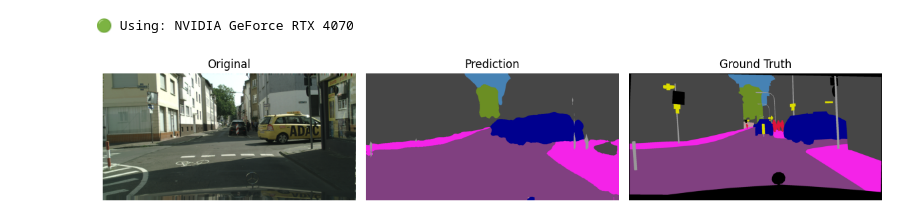
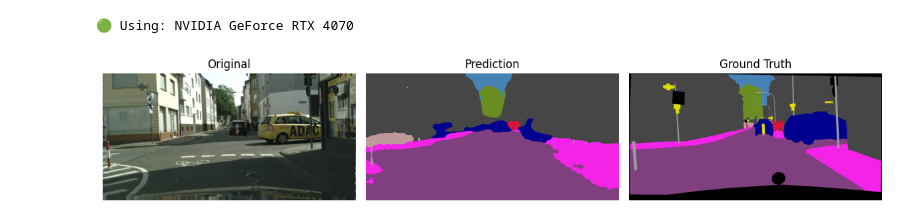
Before and after one commit to LucaColamarino/Proj11CV, a Jupyter notebook: real.ipynb, the cells around one changed output. Drawn from its saved outputs; the diff is of its cells as text; code cells hidden in the pictures.

Commit message:
some more epochs on real

```diff
--- a/real.ipynb
+++ b/real.ipynb
@@ -21,10 +21,10 @@ device = torch.device('cuda' if torch.cuda.is_available() else 'cpu')
 torch.backends.cudnn.benchmark = True
 print(f"\U0001F7E2 Using GPU: {torch.cuda.get_device_name(0)}") if torch.cuda.is_available() else print("\U0001F7E1 Using CPU")
 
-batch_size = 7
+batch_size = 8
 num_classes = 19
-epochs = 28
-resize = (512, 1024)
+epochs = 10
+resize = (256, 512)
 checkpoint_path = 'deeplabv3_cityscapes_best.pth'
 last_checkpoint_path = 'deeplabv3_cityscapes_last.pth'
 best_val_loss = float('inf')
@@ -94,6 +94,11 @@ def compute_iou(preds, labels, num_classes, ignore_index=255):
     return iou
 
 # 🏁 Training loop
+# ✅ Nuove variabili per best model ed early stopping
+best_miou = 0.0
+patience = 5
+epochs_no_improve = 0
+
 for epoch in range(start_epoch, start_epoch + epochs):
     model.train()
     running_loss = 0
@@ -147,31 +152,36 @@ for epoch in range(start_epoch, start_epoch + epochs):
     print(f"📉 Avg Val Loss = {avg_val_loss:.4f}")
     print(f"📊 mIoU = {miou_score:.4f}")
 
-    # 💾 Salva il best model
-    if avg_val_loss < best_val_loss:
-        best_val_loss = avg_val_loss
+    # ✅ Controllo miglioramento mIoU
+    if miou_score > best_miou:
+        best_miou = miou_score
+        epochs_no_improve = 0  # reset patience counter
         torch.save({
             'model': model.state_dict(),
             'optimizer': optimizer.state_dict(),
             'scaler': scaler.state_dict(),
             'epoch': epoch,
-            'best_val_loss': best_val_loss
+            'best_miou': best_miou
         }, checkpoint_path)
-        print("💾 Miglior modello salvato!")
+        print(f"💾 Miglior modello salvato! (mIoU: {best_miou:.4f})")
+    else:
+        epochs_no_improve += 1
+        print(f"⏳ Nessun miglioramento mIoU ({epochs_no_improve}/{patience})")
 
-    # 💾 Salva sempre il modello corrente
+    # 💾 Salva sempre l'ultimo modello
     torch.save({
         'model': model.state_dict(),
         'optimizer': optimizer.state_dict(),
         'scaler': scaler.state_dict(),
         'epoch': epoch,
-        'best_val_loss': best_val_loss
+        'best_miou': best_miou
     }, last_checkpoint_path)
     print("📦 Ultimo modello salvato.")
 
-    # ⚙️ Profiling disattivato
-    # t = benchmark.Timer(stmt="model(images)", globals={"model": model, "images": images})
-    # print(f"⏱️ Throughput test: {t.timeit(10)}")
+    # ✅ Early stopping
+    if epochs_no_improve >= patience:
+        print(f"⛔ Early stopping attivato dopo {patience} epoche senza miglioramenti.")
+        break
 # %% [output]
 🟢 Using GPU: NVIDIA GeForce RTX 4070
 ✅ Caricato checkpoint MIGLIORE da 'deeplabv3_cityscapes_best.pth'
@@ -184,7 +220,7 @@ device = torch.device('cuda' if torch.cuda.is_available() else 'cpu')
 print(f"{'🟢' if torch.cuda.is_available() else '🟡'} Using: {torch.cuda.get_device_name(0) if torch.cuda.is_available() else 'CPU'}")
 
 num_classes = 19
-resize = (512, 1024)
+resize = (256, 512)
 model_path = 'deeplabv3_cityscapes_best.pth'
 image_path = 'datasets/realcityscapes/leftImg8bit/val/frankfurt/frankfurt_000000_000294_leftImg8bit.png'
 ground_image_path = 'datasets/realcityscapes/gtFine/val/frankfurt/frankfurt_000000_000294_gtFine_color.png'
@@ -235,31 +271,31 @@ def run_inference(image_path, ground_path=None):
     if ground_path:
         gt = Image.open(ground_path)
         gt.save(os.path.join(output_dir, f"{base_name}_gt.png"))
 
     # 📊 Visualizzazione generale
     plt.figure(figsize=(12, 4))
     plt.subplot(1, 3, 1)
     plt.title("Original")
     plt.imshow(image)
     plt.axis('off')
 
     plt.subplot(1, 3, 2)
     plt.title("Prediction")
     plt.imshow(seg_image)
     plt.axis('off')
 
     if ground_path:
         plt.subplot(1, 3, 3)
         plt.title("Ground Truth")
         plt.imshow(gt)
         plt.axis('off')
 
     plt.tight_layout()
     plt.savefig(os.path.join(output_dir, f"{base_name}_all.png"))
     plt.show()
 
 # 🚀 Run
 run_inference(image_path, ground_image_path)
 # %% [output]
 🟢 Using: NVIDIA GeForce RTX 4070
-[figure, old version]
+[figure, new version]
```
Also changed, not shown: parts of 1 cell of this notebook, 29 other files.
